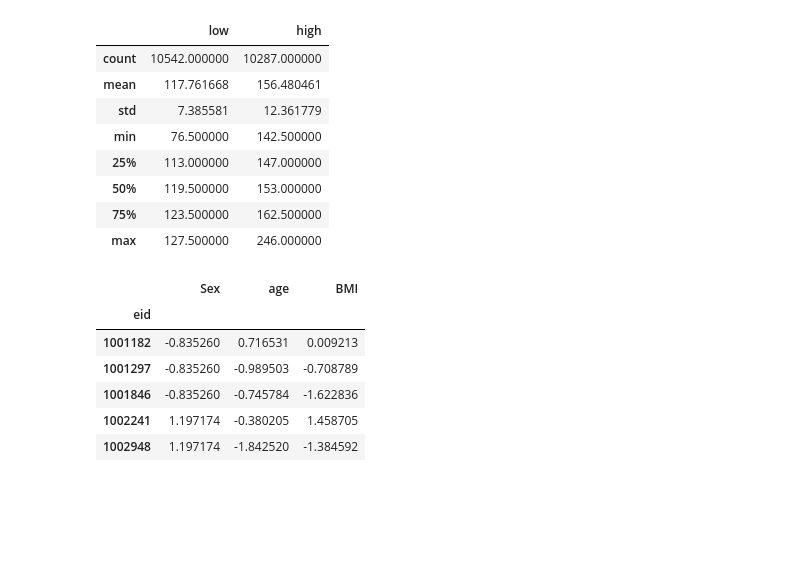
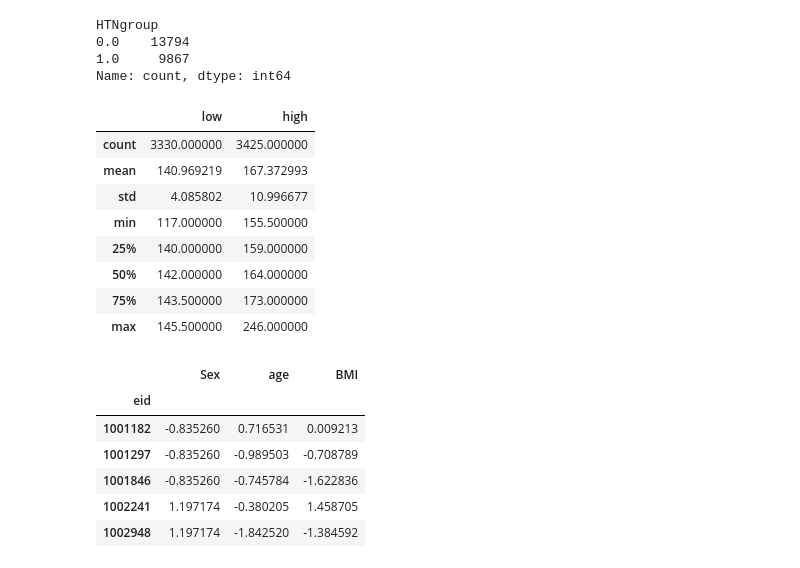
Before and after one commit to ipolharvard/biobank_olink, a Jupyter notebook: notebooks/two_edges_of_sbp.ipynb, the cells around one changed output. Drawn from its saved outputs; the diff is of its cells as text; code cells hidden in the pictures; blank space fills up the shorter version.

```diff
--- a/notebooks/two_edges_of_sbp.ipynb
+++ b/notebooks/two_edges_of_sbp.ipynb
@@ -23,20 +25,27 @@ cov_df.head(5)
+# %%
+cov_df.HTNgroup.value_counts()
+# %% [output]
+HTNgroup
+0.0    13794
+1.0     9867
+Name: count, dtype: int64
 # %%
 threshold = 0.35
-target = "SBP"
+target = "sbp"
 lower_bound, upper_bound = cov_df[target].quantile([threshold, 1 - threshold]).values
 low_cov_df = cov_df[cov_df[target] < lower_bound]
 high_cov_df = cov_df[upper_bound < cov_df[target]]
 pd.concat([low_cov_df[target].describe(), high_cov_df[target].describe()], axis=1,
           keys=["low", "high"])
 # %% [output]
 |  | low | high |
-| count | 10542.000000 | 10287.000000 |
-| mean | 117.761668 | 156.480461 |
-| std | 7.385581 | 12.361779 |
-| min | 76.500000 | 142.500000 |
-| 25% | 113.000000 | 147.000000 |
-| 50% | 119.500000 | 153.000000 |
-| 75% | 123.500000 | 162.500000 |
-| max | 127.500000 | 246.000000 |
+| count | 3330.000000 | 3425.000000 |
+| mean | 140.969219 | 167.372993 |
+| std | 4.085802 | 10.996677 |
+| min | 117.000000 | 155.500000 |
+| 25% | 140.000000 | 159.000000 |
+| 50% | 142.000000 | 164.000000 |
+| 75% | 143.500000 | 173.000000 |
+| max | 145.500000 | 246.000000 |
 # %%
 correction_df = pd.concat([low_cov_df, high_cov_df])
```
Also changed, not shown: parts of 3 cells of this notebook, 10 other files.
